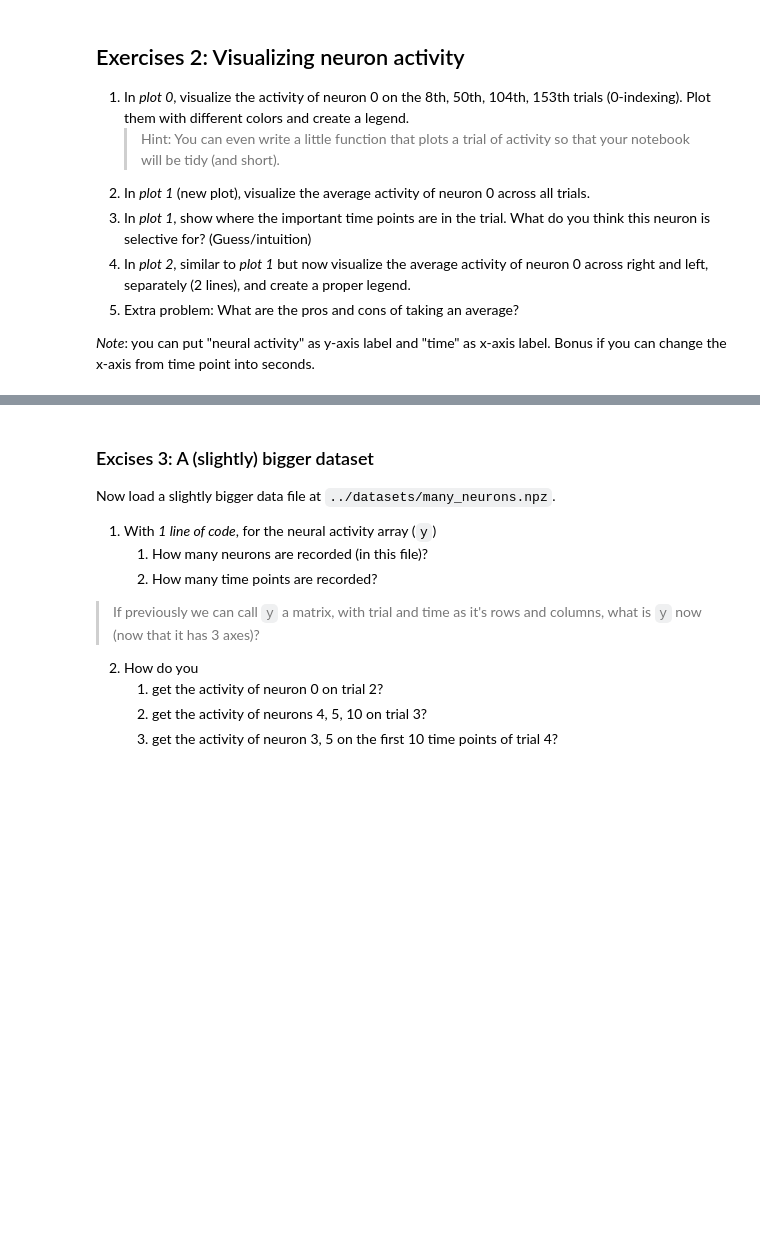
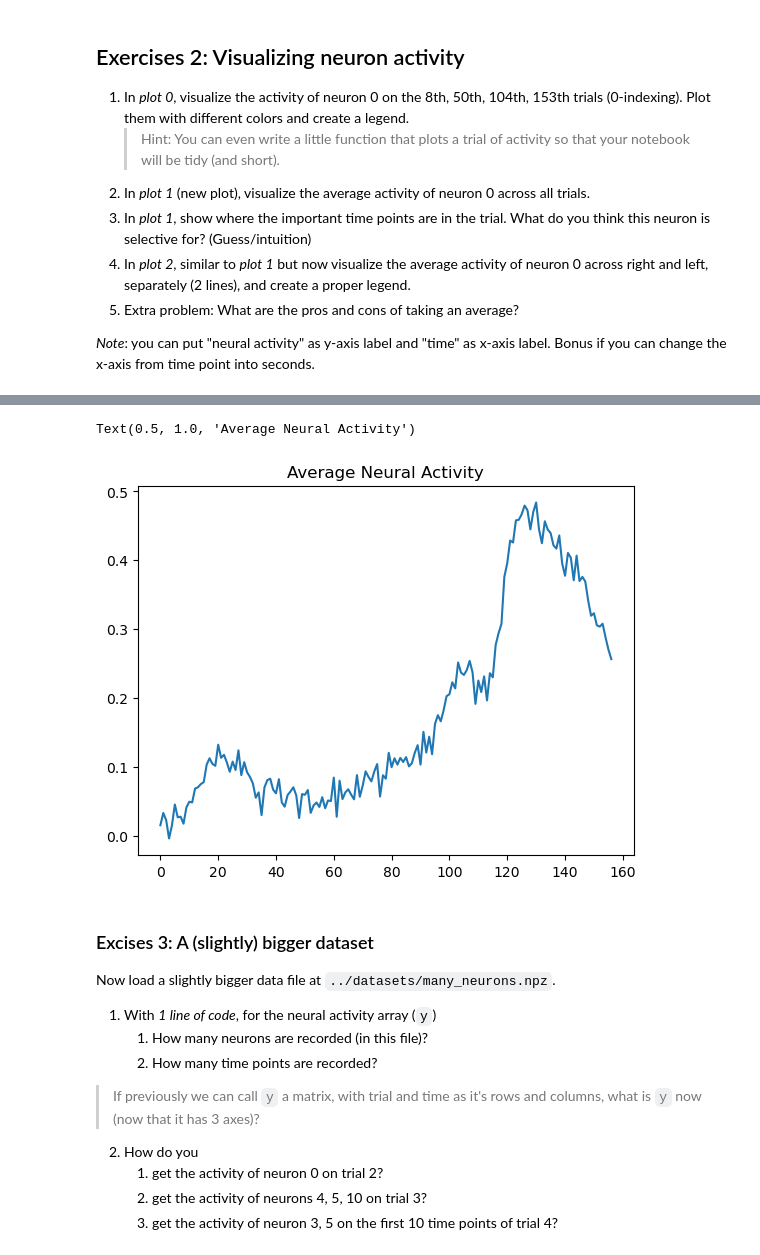
Before and after one commit to maggie-jiayizhang/pni_python_2025, a Jupyter notebook: notebooks/july_7.ipynb, the cells around one changed output, grey strips where cells are left out. Cells and saved outputs as stored; diff of their text form; code cells hidden in the pictures; blank space fills up the shorter version.

```diff
--- a/notebooks/july_7.ipynb
+++ b/notebooks/july_7.ipynb
@@ -55,5 +93,12 @@ Bonus if you can change the x-axis from time point into seconds.
 # %%
 # put your code here for plot 1
+y_avg = np.mean(y, axis=0)
+
+plt.plot(y_avg)
+plt.title("Average Neural Activity")
+# %% [output]
+Text(0.5, 1.0, 'Average Neural Activity')
+[figure, added]
 # %%
 # put your code here for plot 2
 # %% [markdown]
```
Also changed, not shown: parts of 2 cells of this notebook, 4 other files.
